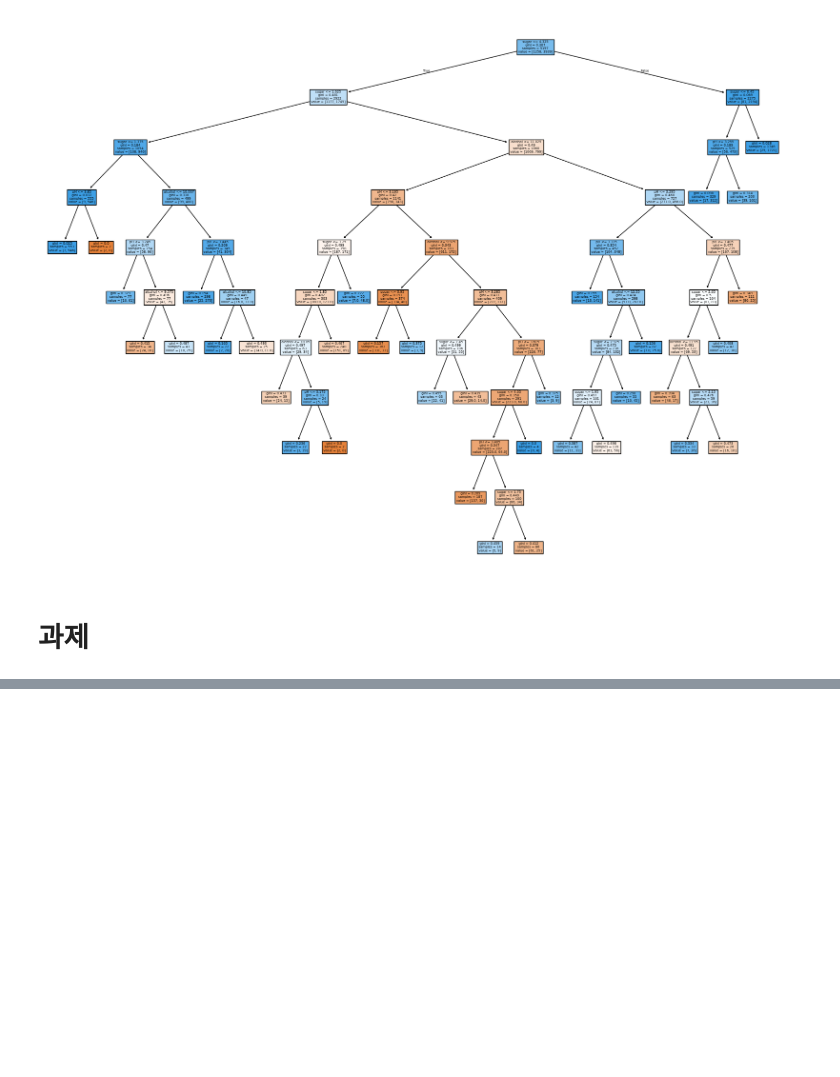
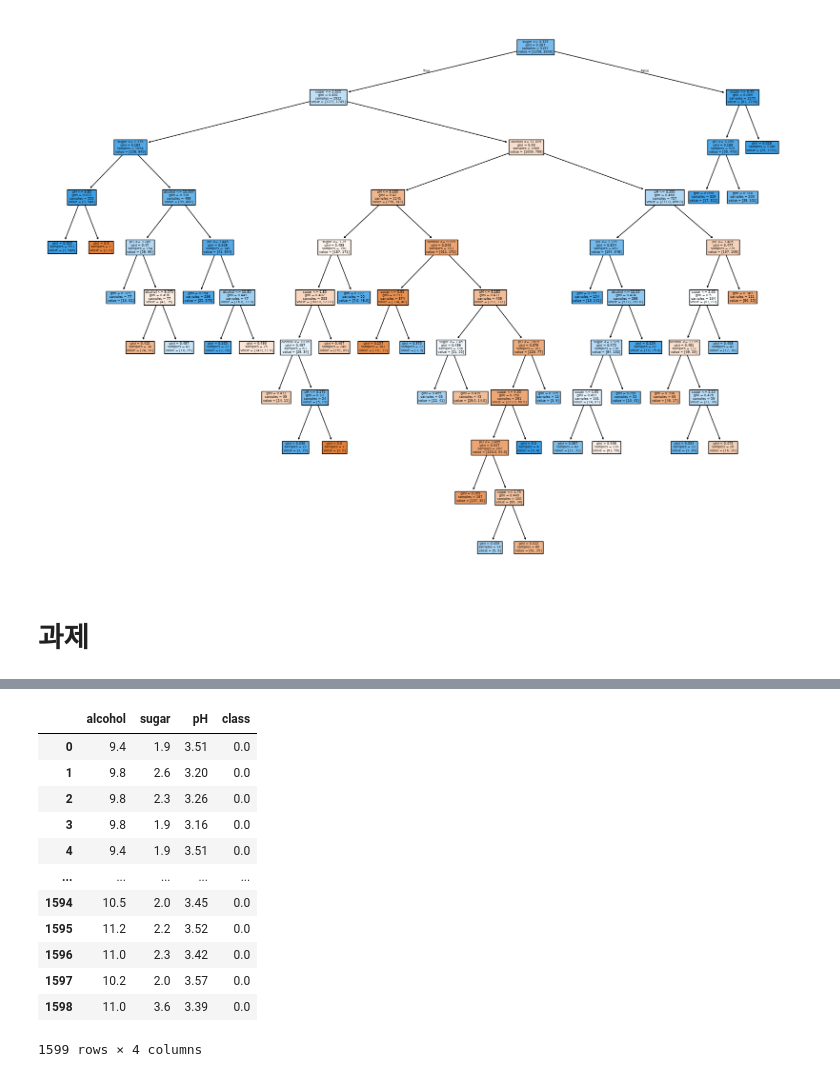
Before and after one commit to lgh8615-boop/ITprogramming, a Jupyter notebook: 05-1.ipynb, the cells around one changed output, grey strips where cells are left out. Saved outputs shown, nothing was run; the diff lists cells and outputs as text; code cells hidden in the pictures; blank space fills up the shorter version.

```diff
--- a/05-1.ipynb
+++ b/05-1.ipynb
@@ -168,0 +189,16 @@ plt.show()
+# %%
+wine[wine['class'] == 0]
+# %% [output]
+|  | alcohol | sugar | pH | class |
+| 0 | 9.4 | 1.9 | 3.51 | 0.0 |
+| 1 | 9.8 | 2.6 | 3.20 | 0.0 |
+| 2 | 9.8 | 2.3 | 3.26 | 0.0 |
+| 3 | 9.8 | 1.9 | 3.16 | 0.0 |
+| 4 | 9.4 | 1.9 | 3.51 | 0.0 |
+| ... | ... | ... | ... | ... |
+| 1594 | 10.5 | 2.0 | 3.45 | 0.0 |
+| 1595 | 11.2 | 2.2 | 3.52 | 0.0 |
+| 1596 | 11.0 | 2.3 | 3.42 | 0.0 |
+| 1597 | 10.2 | 2.0 | 3.57 | 0.0 |
+| 1598 | 11.0 | 3.6 | 3.39 | 0.0 |
+1599 rows × 4 columns
```
Also changed, not shown: parts of 1 cell of this notebook.
